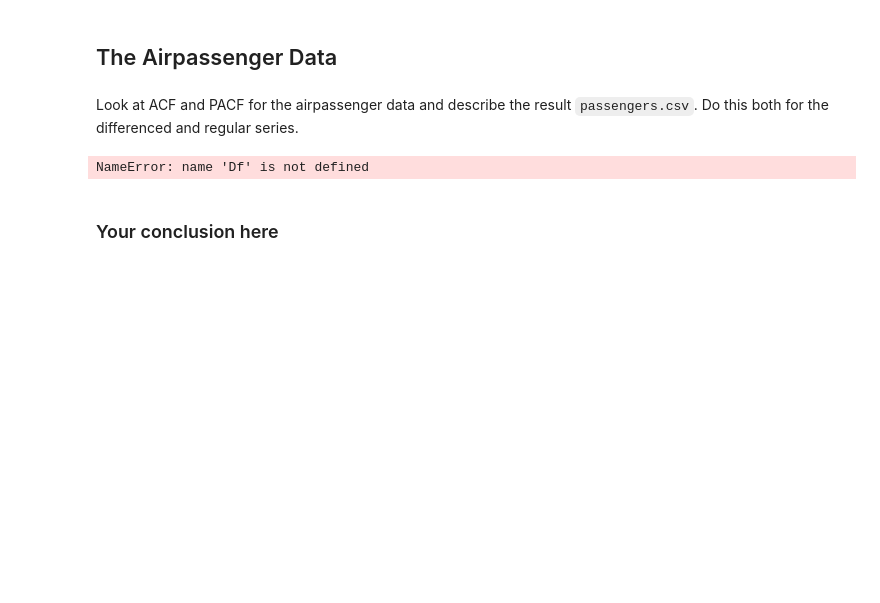
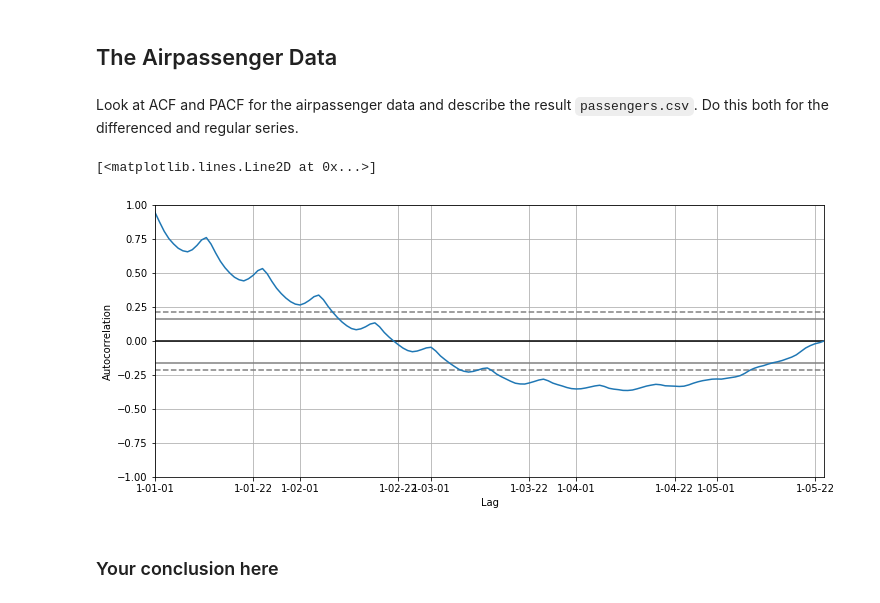
Before and after one commit to justinlee3/dsc-enterprise-hsbc-autocorrelation-in-time-series-lab-hsbc-ds-081319, a Jupyter notebook: index.ipynb, the cells around one changed output. Saved outputs shown, nothing was run; the diff lists cells and outputs as text; code cells hidden in the pictures; blank space fills up the shorter version.

```diff
--- a/index.ipynb
+++ b/index.ipynb
@@ -129,12 +129,12 @@ Look at ACF and PACF for the airpassenger data and describe the result `passenge
 # %%
 # your code here
 df = pd.read_csv("passengers.csv",parse_dates = [0], index_col = [0])
 df.head()
 plt.figure(figsize=(12,5))
 pd.plotting.autocorrelation_plot(df)
-plt.plot(Df)
 # %% [output]
-NameError: name 'Df' is not defined
+[<matplotlib.lines.Line2D at 0x...>]
+[figure, added]
 # %%
 # your code here
 # %%
```
